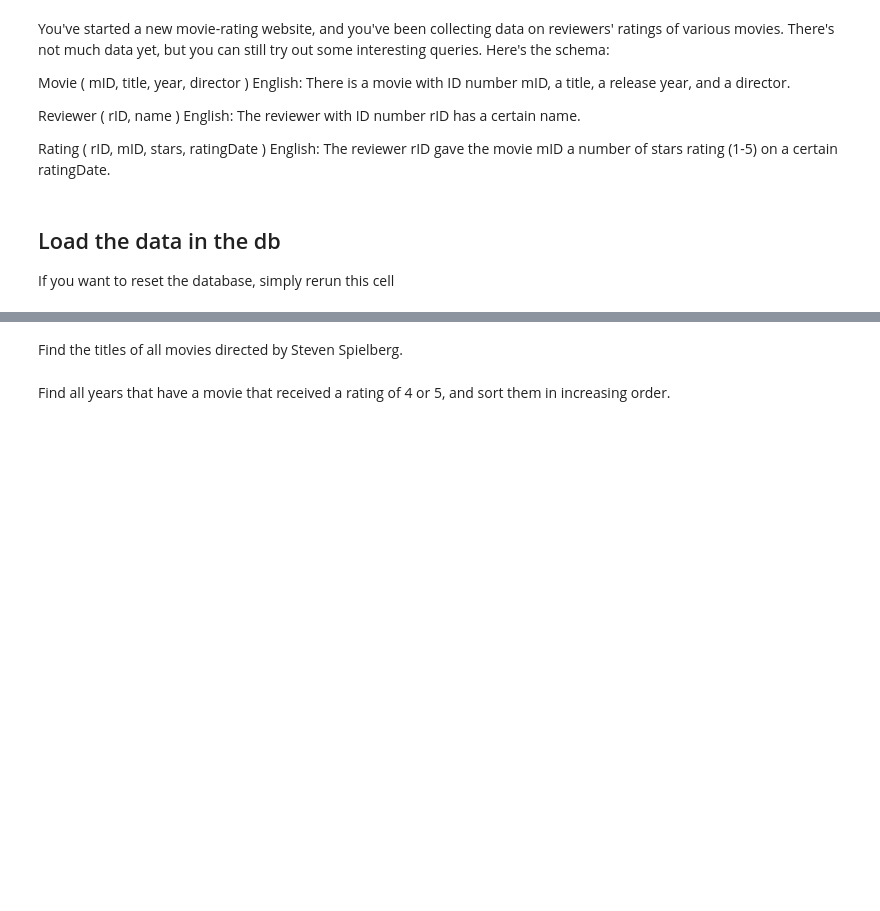
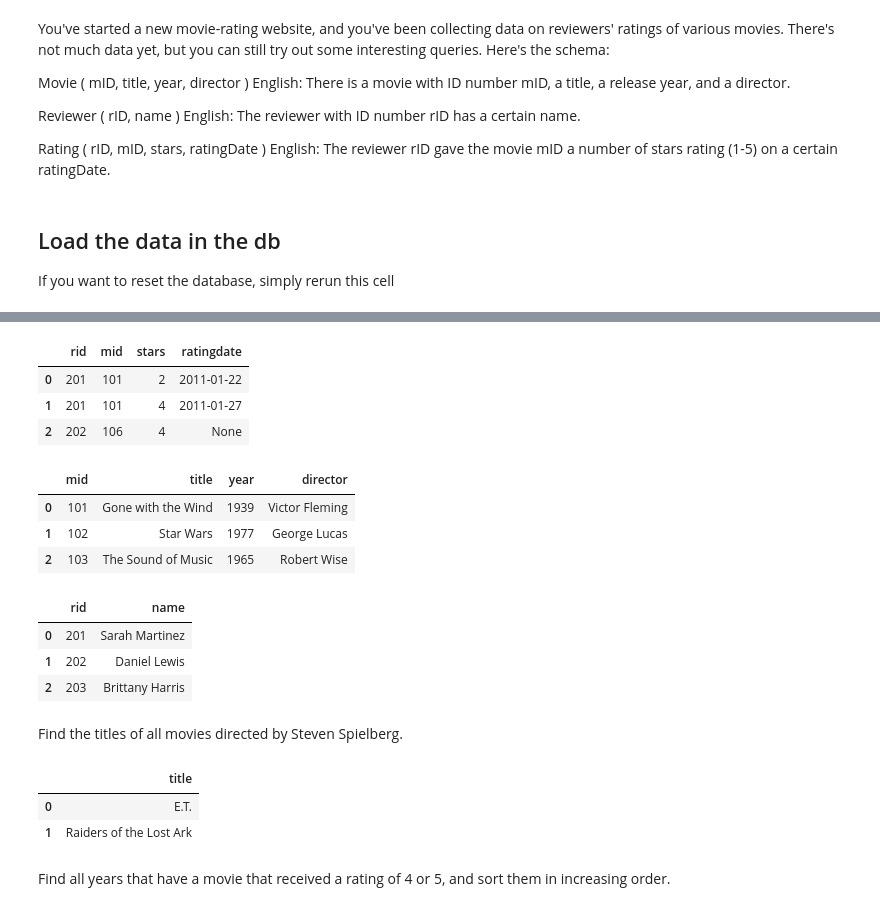
Before and after one commit to ArkadyWey/faculty_ds, a Jupyter notebook: SQL/SQL Workshop Exercises.ipynb, the cells around one changed output, grey strips where cells are left out. Cells and saved outputs as stored; diff of their text form; code cells hidden in the pictures; blank space fills up the shorter version.

```diff
--- a/SQL/SQL Workshop Exercises.ipynb
+++ b/SQL/SQL Workshop Exercises.ipynb
@@ -35,12 +39,68 @@ con.execute(open("social.sql").read())
 # %%
 q = """
-SELECT *
-FROM Rating
-limit 3
+SELECT
+    *
+FROM
+    Rating
+LIMIT
+    3
 """
 df = pd.read_sql(q, con)
 df
+# %% [output]
+|  | rid | mid | stars | ratingdate |
+| 0 | 201 | 101 | 2 | 2011-01-22 |
+| 1 | 201 | 101 | 4 | 2011-01-27 |
+| 2 | 202 | 106 | 4 | None |
+# %%
+q = """
+SELECT
+    *
+FROM
+    Movie
+LIMIT
+    3
+"""
+df = pd.read_sql(q, con)
+df
+# %% [output]
+|  | mid | title | year | director |
+| 0 | 101 | Gone with the Wind | 1939 | Victor Fleming |
+| 1 | 102 | Star Wars | 1977 | George Lucas |
+| 2 | 103 | The Sound of Music | 1965 | Robert Wise |
+# %%
+q = """
+SELECT
+    *
+FROM
+    Reviewer
+LIMIT
+    3
+"""
+df = pd.read_sql(q, con)
+df
+# %% [output]
+|  | rid | name |
+| 0 | 201 | Sarah Martinez |
+| 1 | 202 | Daniel Lewis |
+| 2 | 203 | Brittany Harris |
 # %% [markdown]
 Find the titles of all movies directed by Steven Spielberg.
+# %%
+q = '''
+    SELECT
+        title
+    FROM
+        Movie
+    WHERE
+        (director='Steven Spielberg')
+
+'''
+df = pd.read_sql(q, con)
+df
+# %% [output]
+|  | title |
+| 0 | E.T. |
+| 1 | Raiders of the Lost Ark |
 # %% [markdown]
 Find all years that have a movie that received a rating of 4 or 5, and sort them in increasing order.
```
Also changed, not shown: parts of 8 cells of this notebook, 2 other files.
